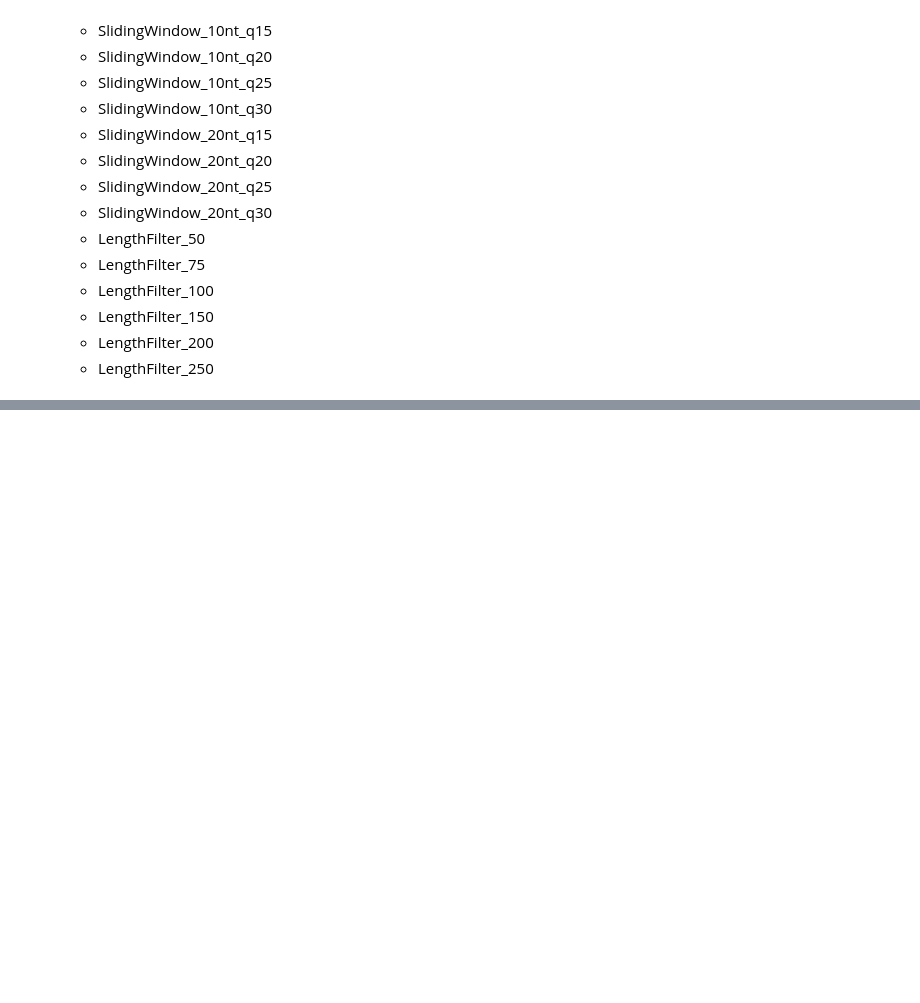
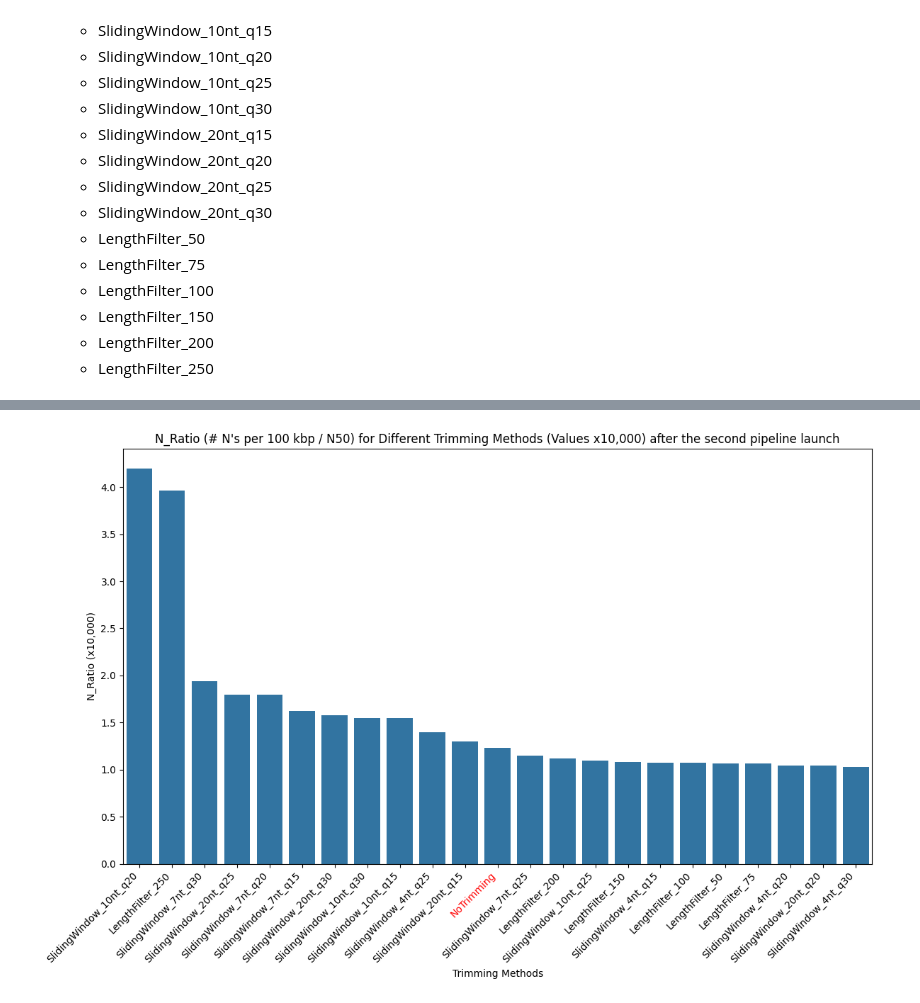
Before and after one commit to helmotw/NGS-pipeline-extension, a Jupyter notebook: MetricsExtractor.ipynb, the cells around one changed output, grey strips where cells are left out. Drawn from its saved outputs; the diff is of its cells as text; code cells hidden in the pictures; blank space fills up the shorter version.

```diff
--- a/MetricsExtractor.ipynb
+++ b/MetricsExtractor.ipynb
@@ -267,0 +350,26 @@ second_sorted_metrics_df
+# %%
+# Calculate the relationship and add it as a new column to the DataFrame multiplying the result by 10,000
+second_sorted_metrics_df['N_Ratio_x10k'] = (second_sorted_metrics_df['# N\'s per 100 kbp'] / second_sorted_metrics_df['N50']) * 10000
+
+# Sort the DataFrame by the new column 'N_Ratio'
+second_sorted_df = second_sorted_metrics_df.sort_values(by='N_Ratio_x10k', ascending=False)
+
+# Visualisation on one common graph
+plt.figure(figsize=(12, 8))
+barplot = sns.barplot(x='Trimming Parameters', y='N_Ratio_x10k', data=second_sorted_df)
+
+plt.title('N_Ratio (# N\'s per 100 kbp / N50) for Different Trimming Methods (Values x10,000) after the second pipeline launch')
+plt.xlabel('Trimming Methods')
+plt.ylabel('N_Ratio (x10,000)')
+
+# Change the colour of the 'NoTrimming' signature to red
+for label in barplot.get_xticklabels():
+    if label.get_text() == 'NoTrimming':
+        label.set_color('red')
+
+plt.xticks(rotation=45, ha='right')  # Tilt signatures for better readability
+
+plt.tight_layout()
+plt.show()
+# %% [output]
+[figure, added]
```
Also changed, not shown: parts of 14 cells of this notebook, 4 other files.
